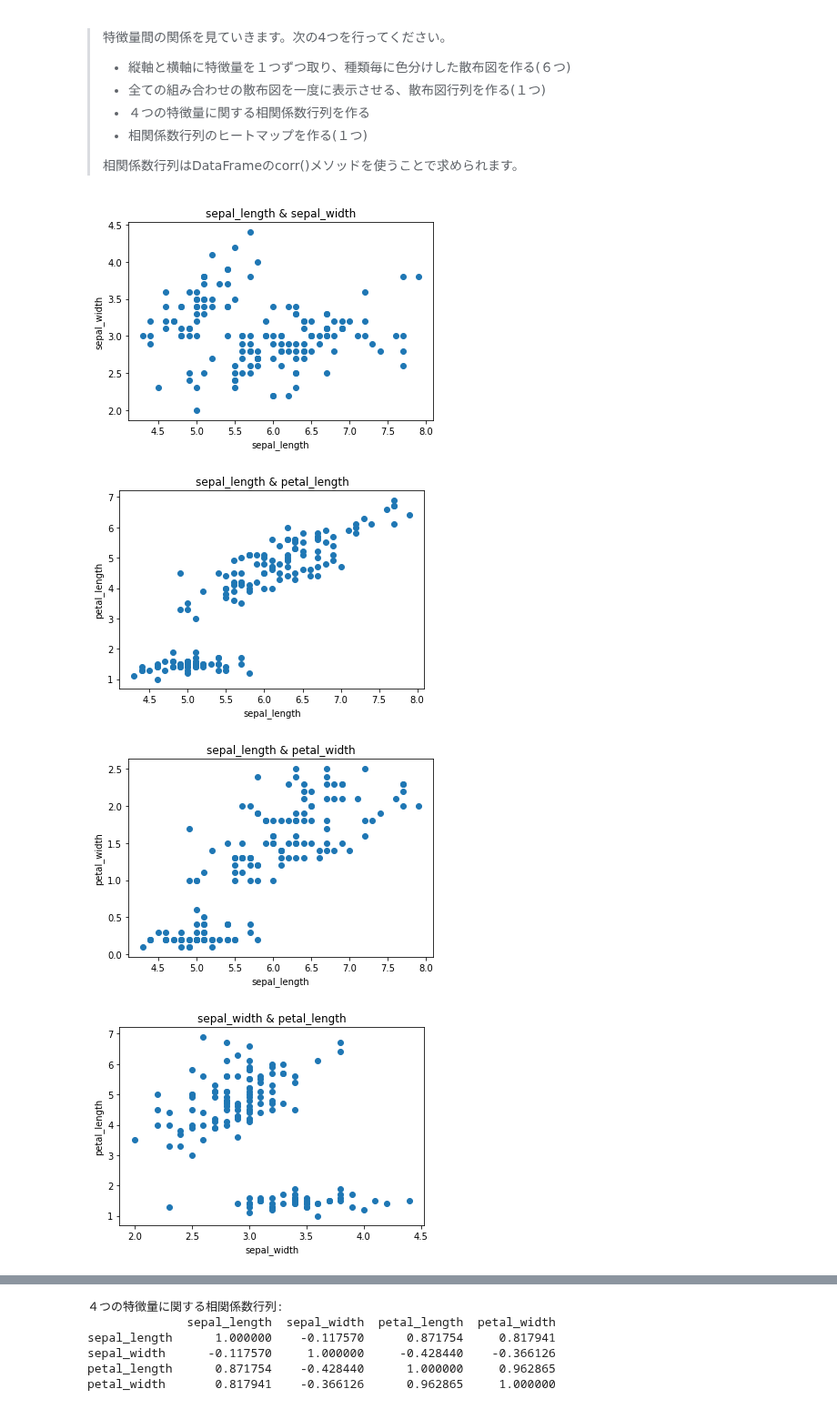
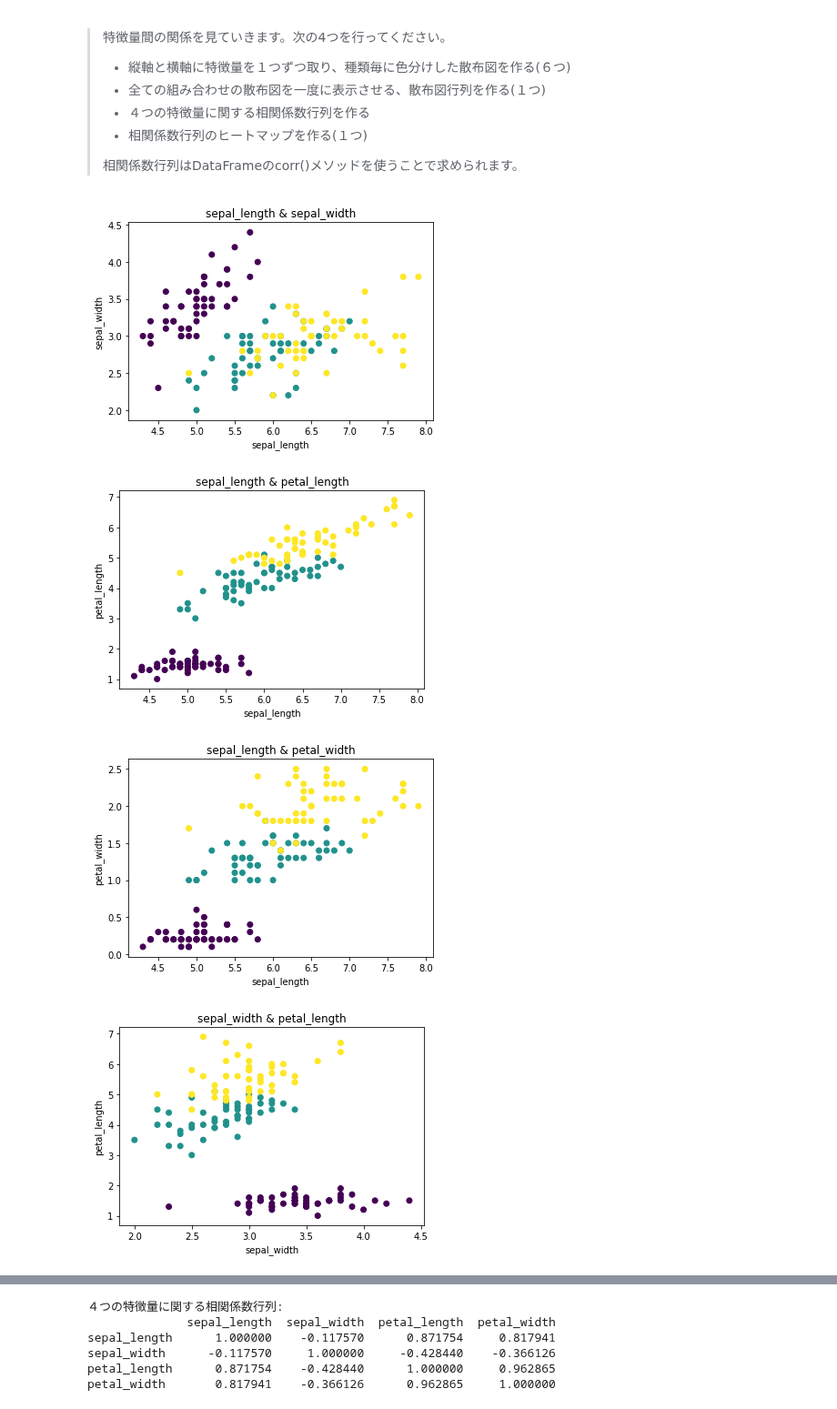
Before and after one commit to Tomoaki-Ishii-DIC/diveintocode-ml, a Jupyter notebook: week3_授業前課題_1_アヤメの分析.ipynb, the cells around one changed output, grey strips where cells are left out. Shown at 91% size. Drawn from its saved outputs; the diff is of its cells as text; code cells hidden in the pictures.

```diff
--- a/week3_授業前課題_1_アヤメの分析.ipynb
+++ b/week3_授業前課題_1_アヤメの分析.ipynb
@@ -403,22 +422,24 @@ plt.show()
 >相関係数行列はDataFrameのcorr()メソッドを使うことで求められます。
 # %%
 # 1 縦軸と横軸に特徴量を１つずつ取り、種類毎に色分けした散布図を作る(６つ)
+
 
 # 問題３で作成したリストfeaturesをループさせることですべての対応関係を表示
 for i in range(len(features)):
     for j in range(len(features)):
         # 同種同士の組み合わせや既に表示した（順序逆の）組み合わせは不要なため除外
         if i >= j:
             continue
         else:
             # 散布図の作成
             plt.xlabel(features[i])
             plt.ylabel(features[j])
             plt.title(features[i] +' & '+ features[j])
-            plt.scatter(df[features[i]],df[features[j]])
+            # プロットの色はラベルの列を使用
+            plt.scatter(df[features[i]],df[features[j]], c=df['Species'])
             plt.show()
 # %% [output]
-[figure, old version]
+[figure, new version]
-[figure, old version]
+[figure, new version]
-[figure, old version]
+[figure, new version]
-[figure, old version]
+[figure, new version]
```
Also changed, not shown: parts of 4 cells of this notebook.
